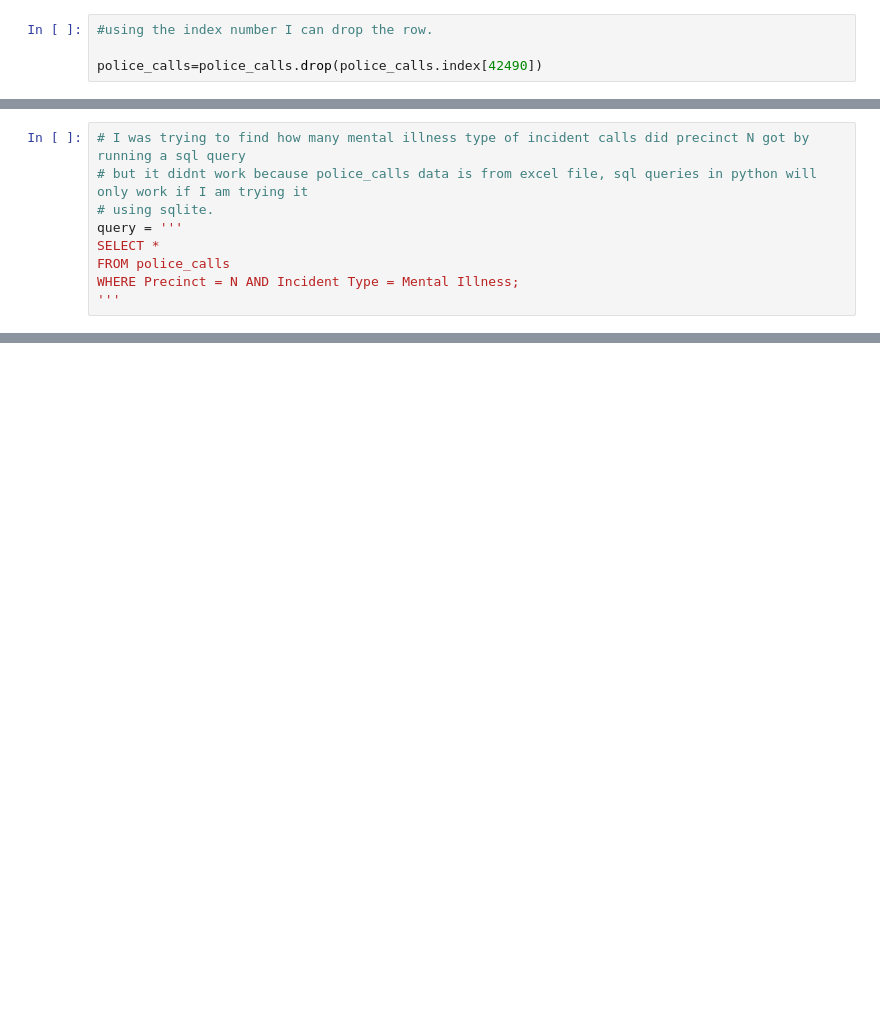
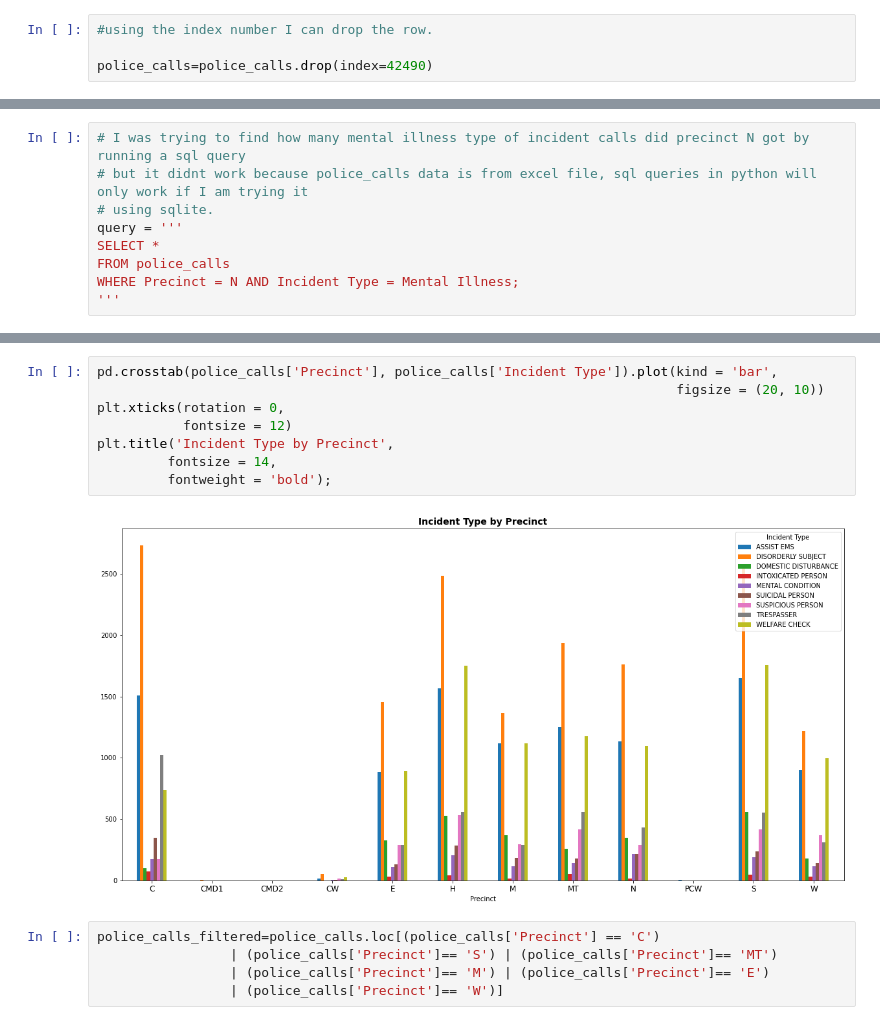
Before and after one commit to parallel-parker/partners_in_care, a Jupyter notebook: Notebook/Police_Calls_1.ipynb, the cells around one changed output, grey strips where cells are left out. Saved outputs shown, nothing was run; the diff lists cells and outputs as text; blank space fills up the shorter version.

```diff
--- a/Notebook/Police_Calls_1.ipynb
+++ b/Notebook/Police_Calls_1.ipynb
@@ -72,4 +71,4 @@ police_calls.loc[police_calls.Precinct=='Precinct']
 # %%
 #using the index number I can drop the row.
 
-police_calls=police_calls.drop(police_calls.index[42490])
+police_calls=police_calls.drop(index=42490)
@@ -297,0 +403,15 @@ UndefinedVariableError: name 'C' is not defined
+# %%
+pd.crosstab(police_calls['Precinct'], police_calls['Incident Type']).plot(kind = 'bar',
+                                                                          figsize = (20, 10))
+plt.xticks(rotation = 0,
+           fontsize = 12)
+plt.title('Incident Type by Precinct',
+         fontsize = 14,
+         fontweight = 'bold');
+# %% [output]
+[figure, added]
+# %%
+police_calls_filtered=police_calls.loc[(police_calls['Precinct'] == 'C')
+                 | (police_calls['Precinct']== 'S') | (police_calls['Precinct']== 'MT')
+                 | (police_calls['Precinct']== 'M') | (police_calls['Precinct']== 'E')
+                 | (police_calls['Precinct']== 'W')]
```
Also changed, not shown: parts of 16 cells of this notebook.
